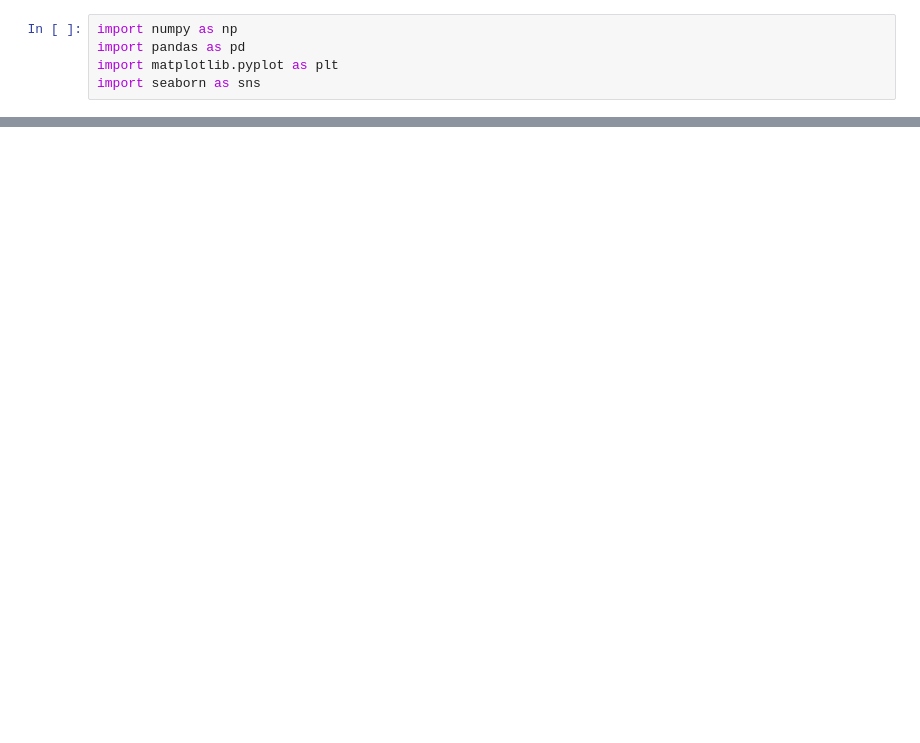
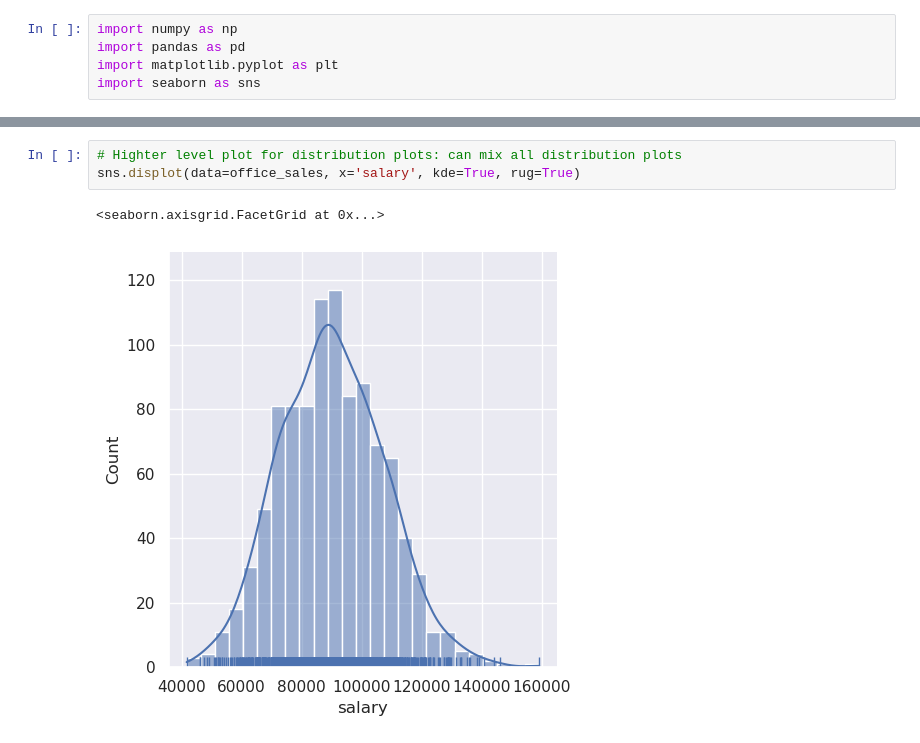
Before and after one commit to Cotidie/STEADY, a Jupyter notebook: knowledge/data-science/03-seaborn.ipynb, the cells around one changed output, grey strips where cells are left out. Drawn from its saved outputs; the diff is of its cells as text; blank space fills up the shorter version.

```diff
--- a/knowledge/data-science/03-seaborn.ipynb
+++ b/knowledge/data-science/03-seaborn.ipynb
@@ -67,0 +107,6 @@ import seaborn as sns
+# %%
+# Highter level plot for distribution plots: can mix all distribution plots
+sns.displot(data=office_sales, x='salary', kde=True, rug=True)
+# %% [output]
+<seaborn.axisgrid.FacetGrid at 0x...>
+[figure, added]
```
Also changed, not shown: parts of 26 cells of this notebook, 5 other files.
